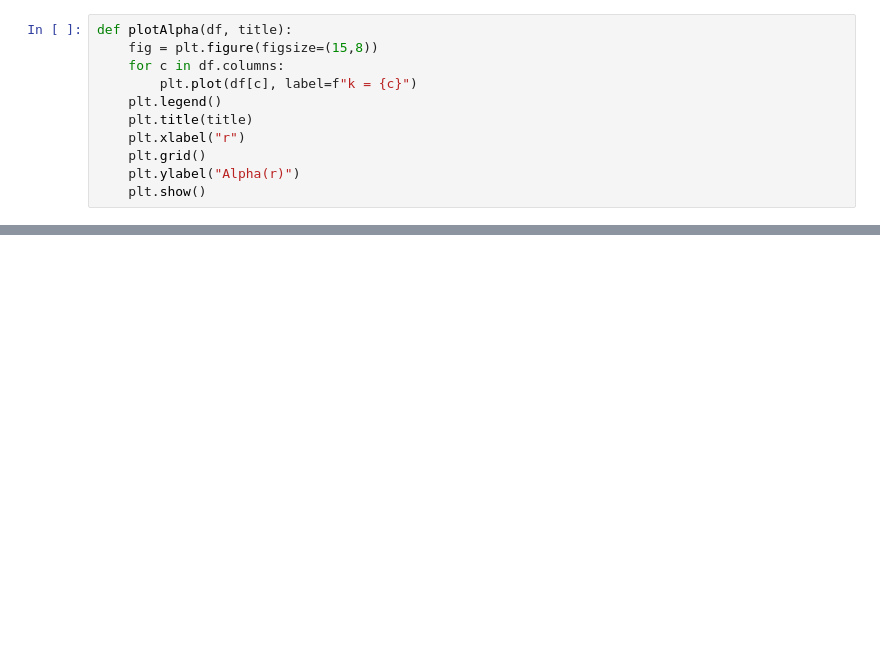
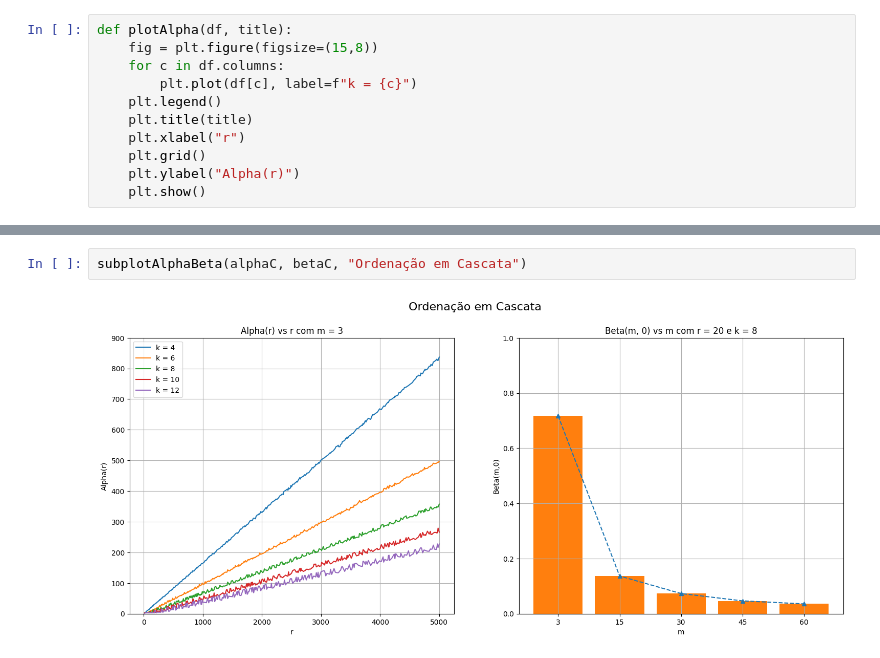
Before and after one commit to caiogmello/ordenacao_externa_eda2, a Jupyter notebook: plot.ipynb, the cells around one changed output, grey strips where cells are left out. Cells and saved outputs as stored; diff of their text form; blank space fills up the shorter version.

```diff
--- a/plot.ipynb
+++ b/plot.ipynb
@@ -58,0 +87,4 @@ plotBeta(betaP, "Beta(m, 0) vs m na ordenação Polifásica")
+# %%
+subplotAlphaBeta(alphaC, betaC, "Ordenação em Cascata")
+# %% [output]
+[figure, added]
```
Also changed, not shown: parts of 8 cells of this notebook, 7 other files.
